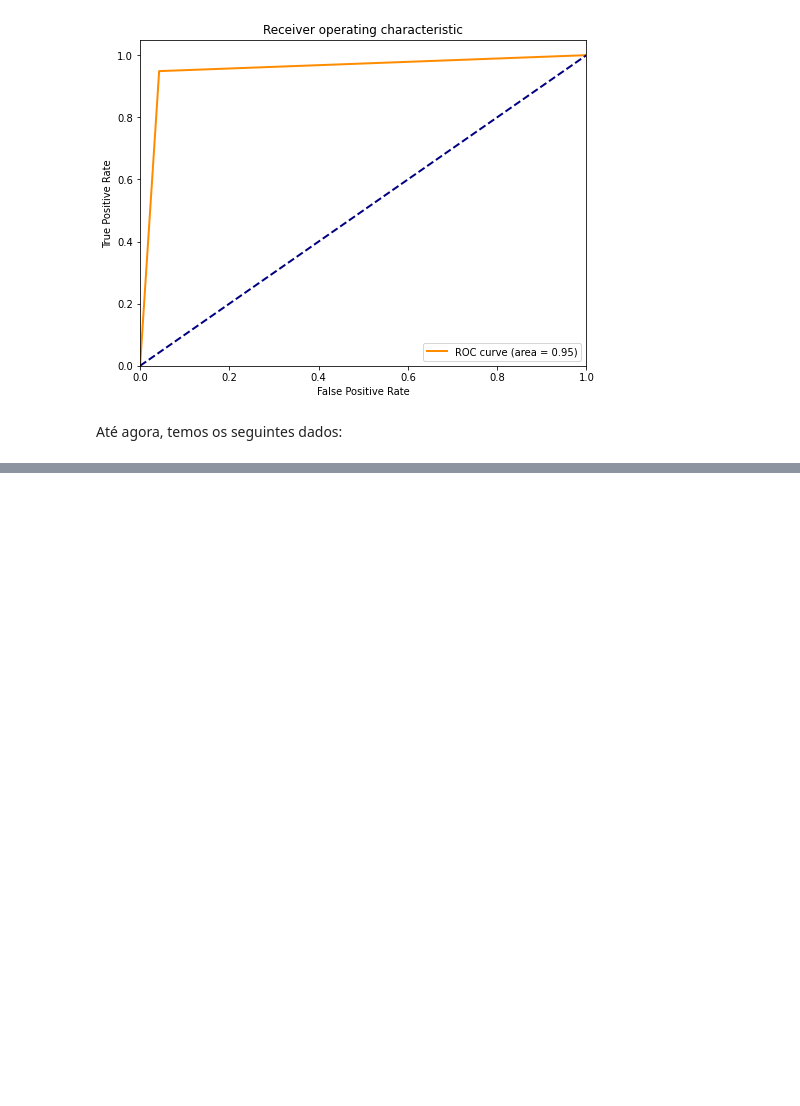
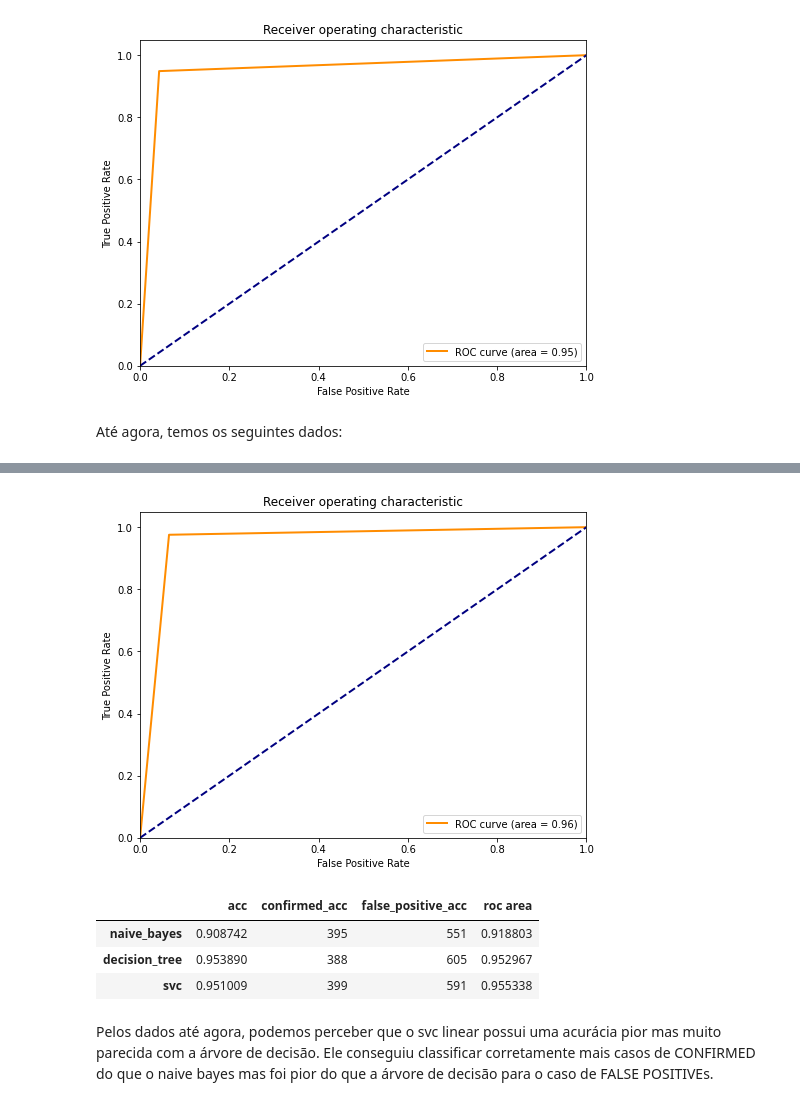
Before and after one commit to Pendulun/ExoplanetsClassifier, a Jupyter notebook: exoplanetsclassifiers.ipynb, the cells around one changed output, grey strips where cells are left out. Cells and saved outputs as stored; diff of their text form; code cells hidden in the pictures; blank space fills up the shorter version.

```diff
--- a/exoplanetsclassifiers.ipynb
+++ b/exoplanetsclassifiers.ipynb
@@ -254,0 +335,14 @@ scoresDf
+# %%
+fpr, tpr, thresholds = roc_curve(toOnesAndZeros(y_test), toOnesAndZeros(y_pred))
+plotROC(fpr, tpr, model_name, models_scores)
+# %% [output]
+[figure, added]
+# %%
+pd.DataFrame.from_dict(models_scores, orient='index')
+# %% [output]
+|  | acc | confirmed_acc | false_positive_acc | roc area |
+| naive_bayes | 0.908742 | 395 | 551 | 0.918803 |
+| decision_tree | 0.953890 | 388 | 605 | 0.952967 |
+| svc | 0.951009 | 399 | 591 | 0.955338 |
+# %% [markdown]
+Pelos dados até agora, podemos perceber que o svc linear possui uma acurácia pior mas muito parecida com a árvore de decisão. Ele conseguiu classificar corretamente mais casos de CONFIRMED do que o naive bayes mas foi pior do que a árvore de decisão para o caso de FALSE POSITIVEs.
```
Also changed, not shown: parts of 20 cells of this notebook.
